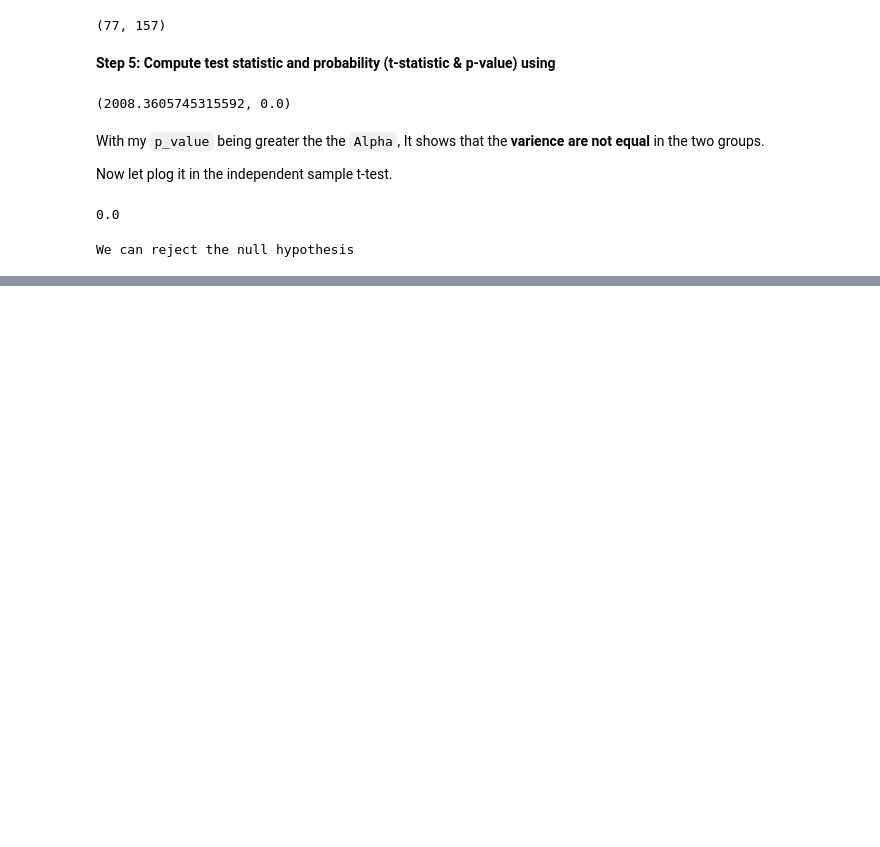
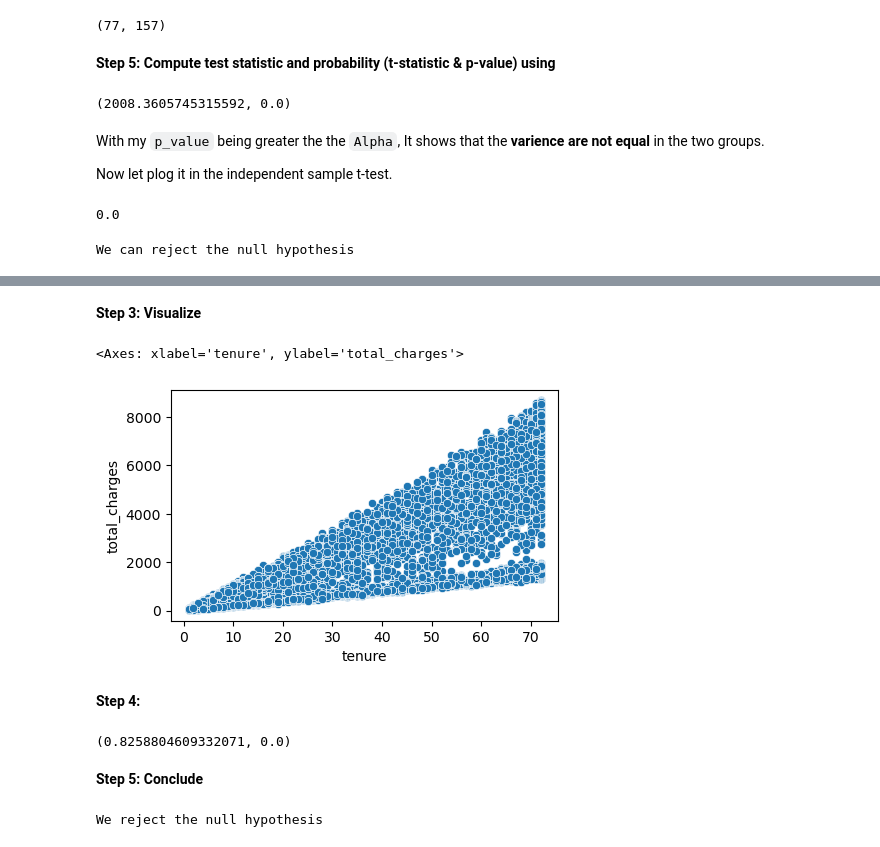
Before and after one commit to MigashaneVictoire/statistics-exercises, a Jupyter notebook: hypothesis_testing.ipynb, the cells around one changed output, grey strips where cells are left out. Saved outputs shown, nothing was run; the diff lists cells and outputs as text; code cells hidden in the pictures; blank space fills up the shorter version.

```diff
--- a/hypothesis_testing.ipynb
+++ b/hypothesis_testing.ipynb
@@ -465,0 +564,26 @@ We can reject the null hypothesis
+# %% [markdown]
+**Step 3: Visualize**
+# %%
+telco = telco[telco["total_charges"] != " "]
+
+total_charges = telco.total_charges.astype(float)
+est_tenure = telco.tenure
+
+plt.figure(figsize=(5,3))
+sns.scatterplot(x= est_tenure, y= total_charges)
+# %% [output]
+<Axes: xlabel='tenure', ylabel='total_charges'>
+[figure, added]
+# %% [markdown]
+**Step 4:**
+# %%
+r, p_value = stats.pearsonr(total_charges, est_tenure)
+r, p_value
+# %% [output]
+(0.8258804609332071, 0.0)
+# %% [markdown]
+**Step 5: Conclude**
+# %%
+conclude(p_value, alpha)
+# %% [output]
+We reject the null hypothesis
```
Also changed, not shown: parts of 20 cells of this notebook.
